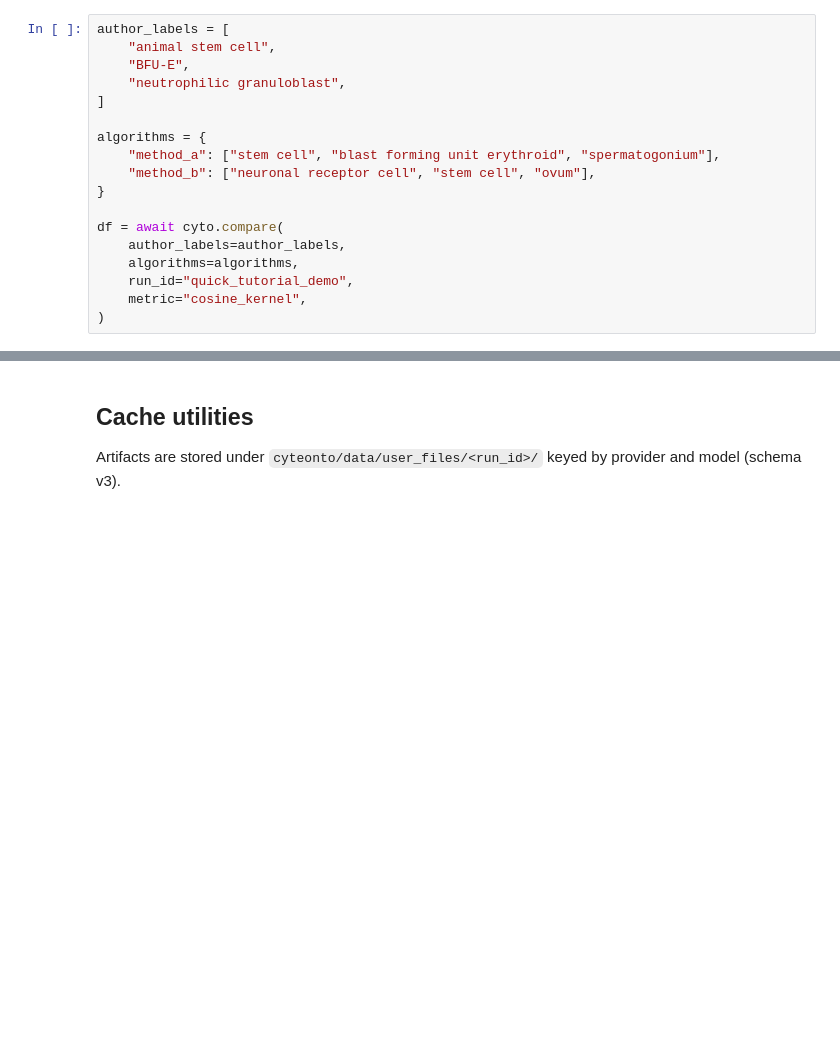
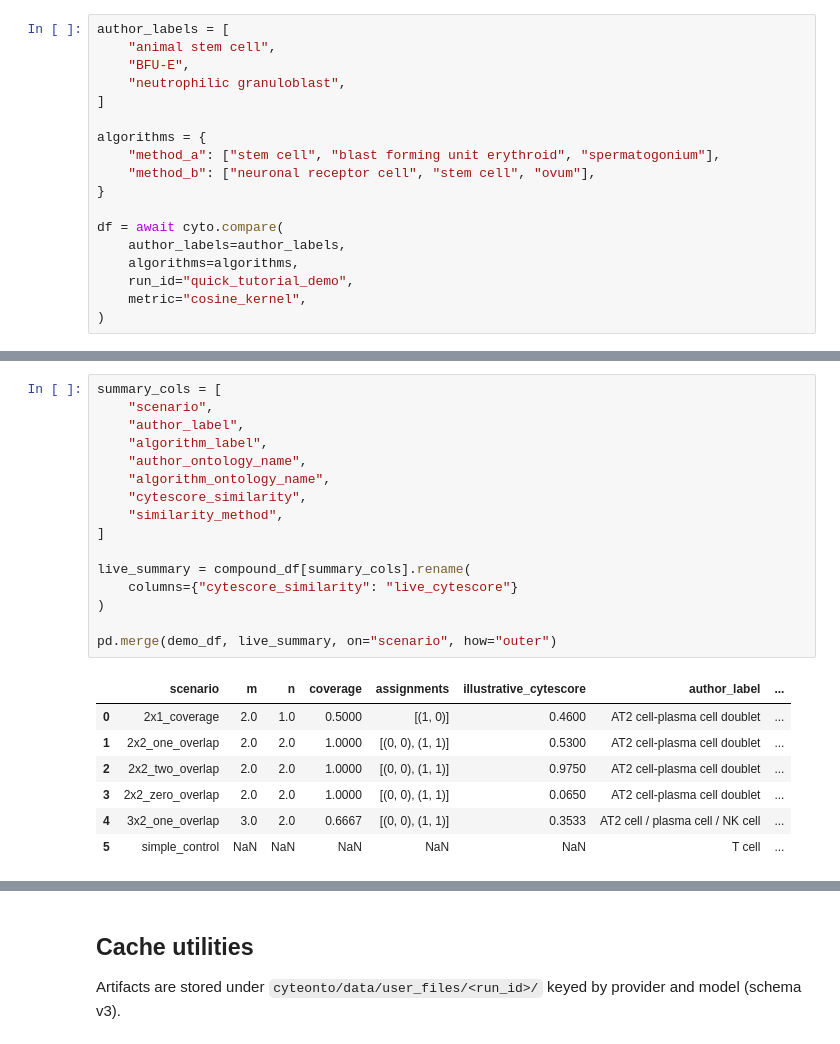
Before and after one commit to NygenAnalytics/CyteOnto, a Jupyter notebook: notebooks/quick_tutorial.ipynb, the cells around one changed output, grey strips where cells are left out. Drawn from its saved outputs; the diff is of its cells as text; blank space fills up the shorter version.

```diff
--- a/notebooks/quick_tutorial.ipynb
+++ b/notebooks/quick_tutorial.ipynb
@@ -133,0 +243,24 @@ LLM usage: {'agentName': 'CyteOnto', 'modelName': 'moonshotai/Kimi-K2.6', 'reque
+# %%
+summary_cols = [
+    "scenario",
+    "author_label",
+    "algorithm_label",
+    "author_ontology_name",
+    "algorithm_ontology_name",
+    "cytescore_similarity",
+    "similarity_method",
+]
+
+live_summary = compound_df[summary_cols].rename(
+    columns={"cytescore_similarity": "live_cytescore"}
+)
+
+pd.merge(demo_df, live_summary, on="scenario", how="outer")
+# %% [output]
+|  | scenario | m | n | coverage | assignments | illustrative_cytescore | author_label | ... |
+| 0 | 2x1_coverage | 2.0 | 1.0 | 0.5000 | [(1, 0)] | 0.4600 | AT2 cell-plasma cell doublet | ... |
+| 1 | 2x2_one_overlap | 2.0 | 2.0 | 1.0000 | [(0, 0), (1, 1)] | 0.5300 | AT2 cell-plasma cell doublet | ... |
+| 2 | 2x2_two_overlap | 2.0 | 2.0 | 1.0000 | [(0, 0), (1, 1)] | 0.9750 | AT2 cell-plasma cell doublet | ... |
+| 3 | 2x2_zero_overlap | 2.0 | 2.0 | 1.0000 | [(0, 0), (1, 1)] | 0.0650 | AT2 cell-plasma cell doublet | ... |
+| 4 | 3x2_one_overlap | 3.0 | 2.0 | 0.6667 | [(0, 0), (1, 1)] | 0.3533 | AT2 cell / plasma cell / NK cell | ... |
+| 5 | simple_control | NaN | NaN | NaN | NaN | NaN | T cell | ... |
```
Also changed, not shown: parts of 11 cells of this notebook, 19 other files.
